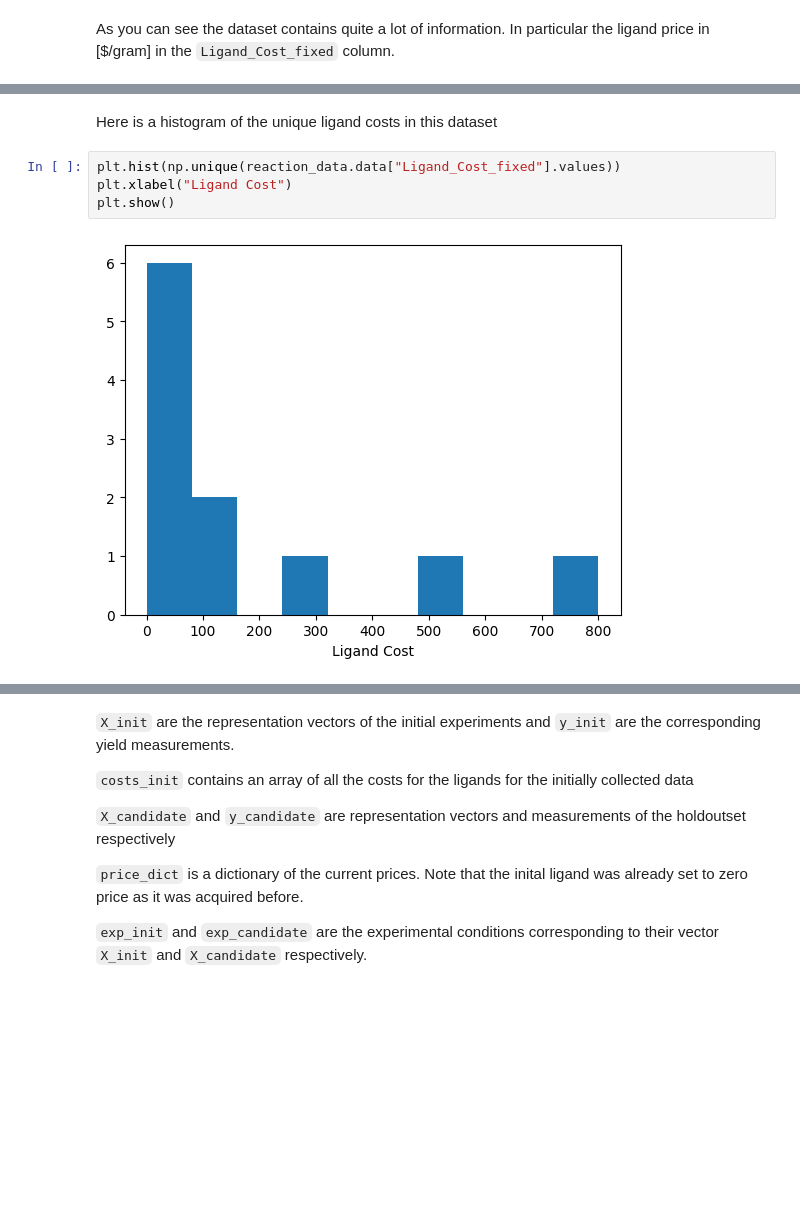
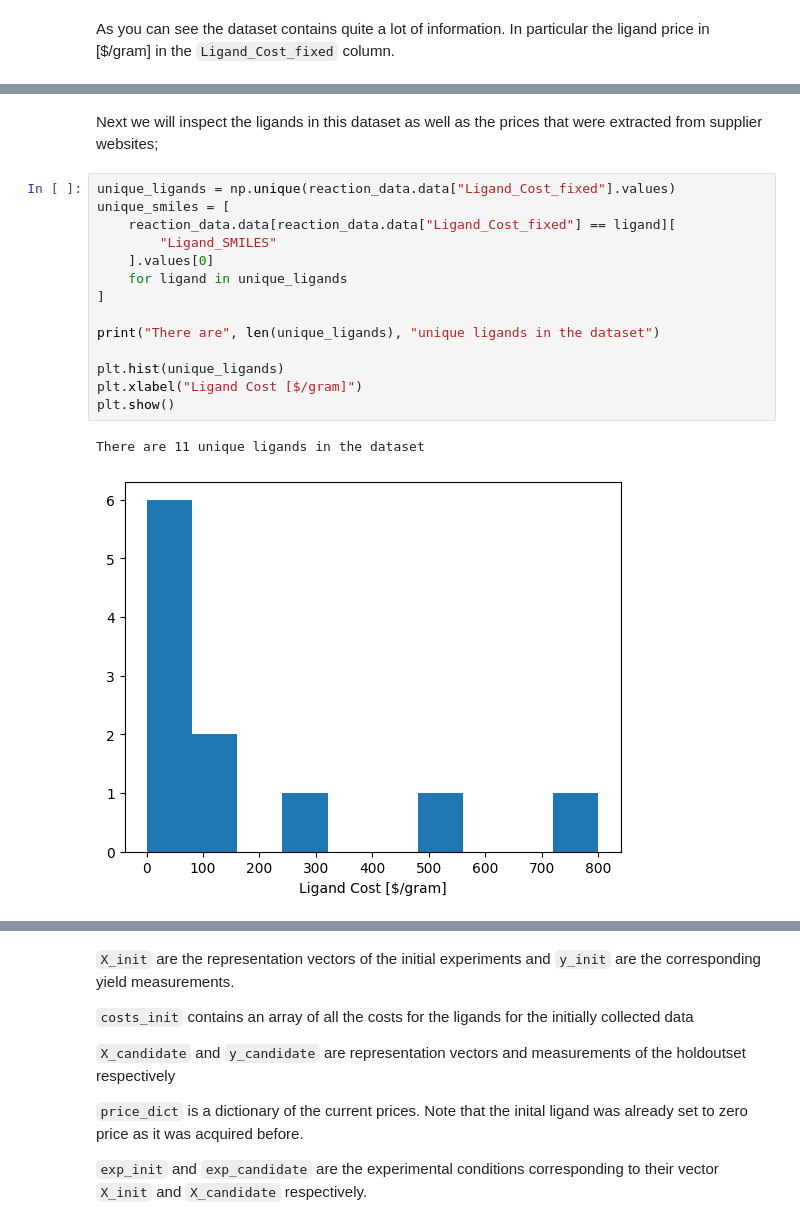
Before and after one commit to lcmd-epfl/cibo, a Jupyter notebook: tutorial.ipynb, the cells around one changed output, grey strips where cells are left out. Drawn from its saved outputs; the diff is of its cells as text; blank space fills up the shorter version.

```diff
--- a/tutorial.ipynb
+++ b/tutorial.ipynb
@@ -67,8 +37,19 @@ Index(['Ligand_inchi', 'Base_inchi', 'Solvent_inchi', 'Product_inchi',
-# %% [markdown]
-Here is a histogram of the unique ligand costs in this dataset
-# %%
-plt.hist(np.unique(reaction_data.data["Ligand_Cost_fixed"].values))
-plt.xlabel("Ligand Cost")
-plt.show()
-# %% [output]
-[figure, removed]
+# %% [markdown]
+Next we will inspect the ligands in this dataset as well as the prices that were extracted from supplier websites;
+# %%
+unique_ligands = np.unique(reaction_data.data["Ligand_Cost_fixed"].values)
+unique_smiles = [
+    reaction_data.data[reaction_data.data["Ligand_Cost_fixed"] == ligand][
+        "Ligand_SMILES"
+    ].values[0]
+    for ligand in unique_ligands
+]
+
+print("There are", len(unique_ligands), "unique ligands in the dataset")
+
+plt.hist(unique_ligands)
+plt.xlabel("Ligand Cost [$/gram]")
+plt.show()
+# %% [output]
+There are 11 unique ligands in the dataset
+[figure, added]
```
Also changed, not shown: parts of 13 cells of this notebook, 1 other file.
